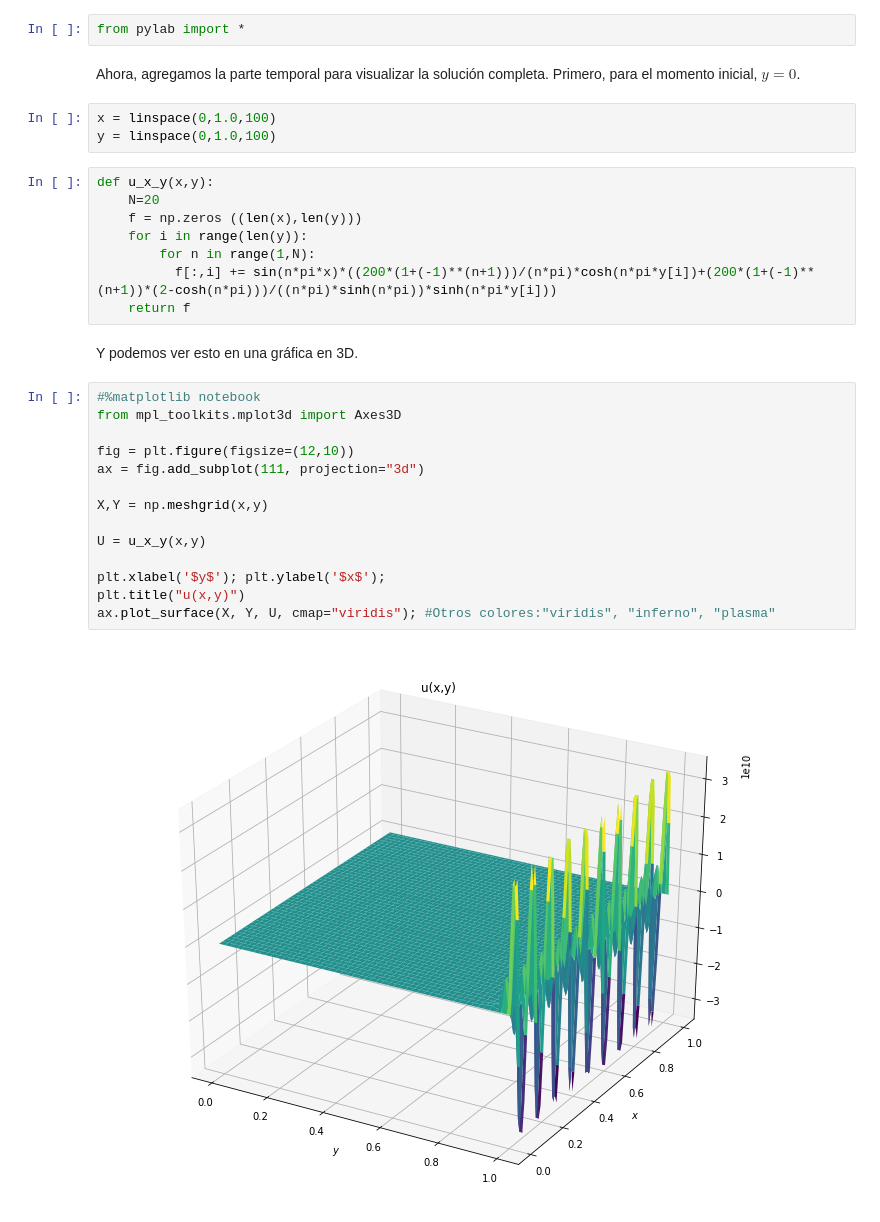
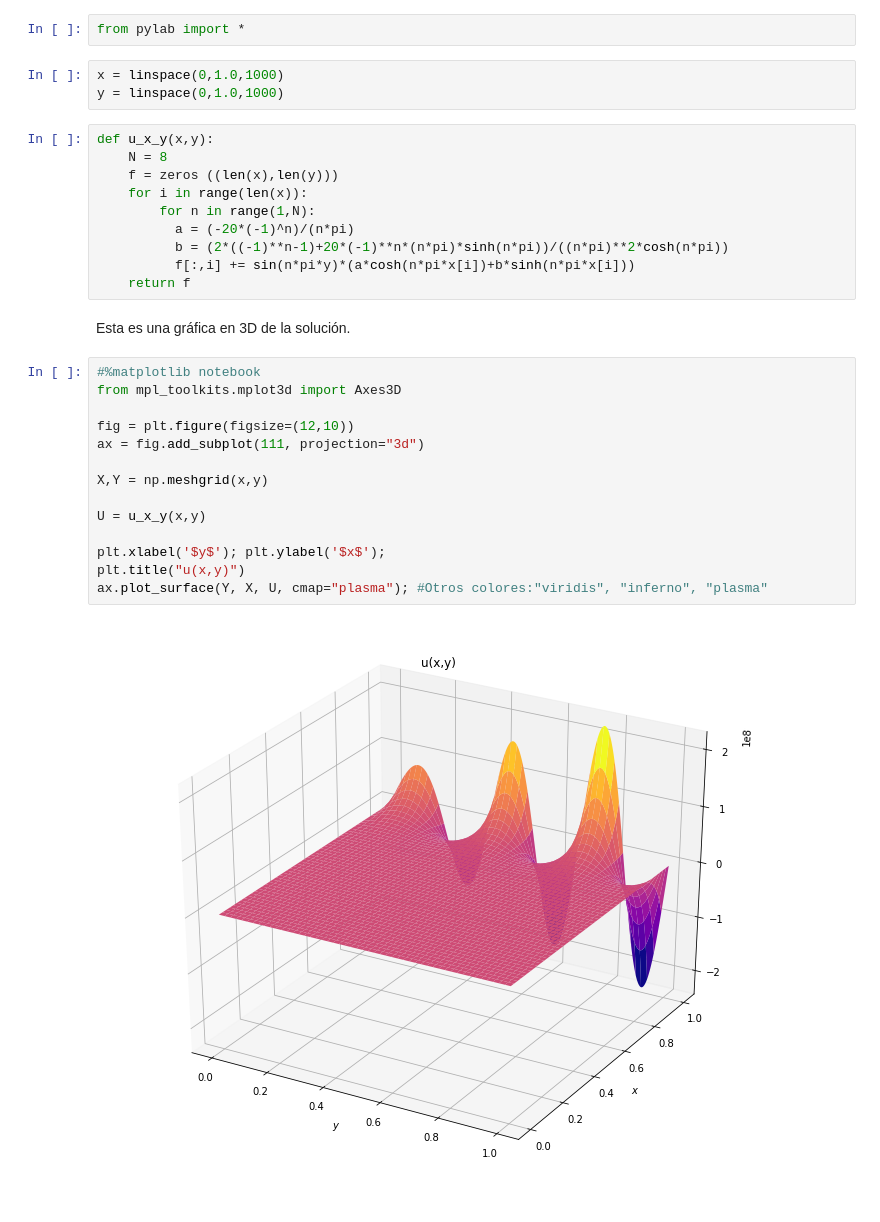
Before and after one commit to AngelicaYazGarEs/EDPI, a Jupyter notebook: Dirichlet_02.ipynb, the cells around one changed output. Drawn from its saved outputs; the diff is of its cells as text.

```diff
--- a/Dirichlet_02.ipynb
+++ b/Dirichlet_02.ipynb
@@ -17,33 +17,33 @@ $$b_n=\frac{200[1+(-1)^{n+1}][2- \cosh (n \pi)]}{(n \pi) \sinh (n\pi)}$$
 # %%
 from pylab import *
-# %% [markdown]
-Ahora, agregamos la parte temporal para visualizar la solución completa. Primero, para el momento inicial, $y=0$.
 # %%
-x = linspace(0,1.0,100)
-y = linspace(0,1.0,100)
+x = linspace(0,1.0,1000)
+y = linspace(0,1.0,1000)
 # %%
 def u_x_y(x,y):
-    N=20
-    f = np.zeros ((len(x),len(y)))
-    for i in range(len(y)):
+    N = 8
+    f = zeros ((len(x),len(y)))
+    for i in range(len(x)):
         for n in range(1,N):
-          f[:,i] += sin(n*pi*x)*((200*(1+(-1)**(n+1)))/(n*pi)*cosh(n*pi*y[i])+(200*(1+(-1)**(n+1))*(2-cosh(n*pi)))/((n*pi)*sinh(n*pi))*sinh(n*pi*y[i]))
+          a = (-20*(-1)^n)/(n*pi)
+          b = (2*((-1)**n-1)+20*(-1)**n*(n*pi)*sinh(n*pi))/((n*pi)**2*cosh(n*pi))
+          f[:,i] += sin(n*pi*y)*(a*cosh(n*pi*x[i])+b*sinh(n*pi*x[i]))
     return f
-# %% [markdown]
-Y podemos ver esto en una gráfica en 3D.
+# %% [markdown]
+Esta es una gráfica en 3D de la solución.
 # %%
 #%matplotlib notebook
 from mpl_toolkits.mplot3d import Axes3D
 
 fig = plt.figure(figsize=(12,10))
 ax = fig.add_subplot(111, projection="3d")
 
 X,Y = np.meshgrid(x,y)
 
 U = u_x_y(x,y)
 
 plt.xlabel('$y$'); plt.ylabel('$x$');
 plt.title("u(x,y)")
-ax.plot_surface(X, Y, U, cmap="viridis"); #Otros colores:"viridis", "inferno", "plasma"
+ax.plot_surface(Y, X, U, cmap="plasma"); #Otros colores:"viridis", "inferno", "plasma"
 # %% [output]
-[figure, old version]
+[figure, new version]
```
Also changed, not shown: parts of 2 cells of this notebook.
